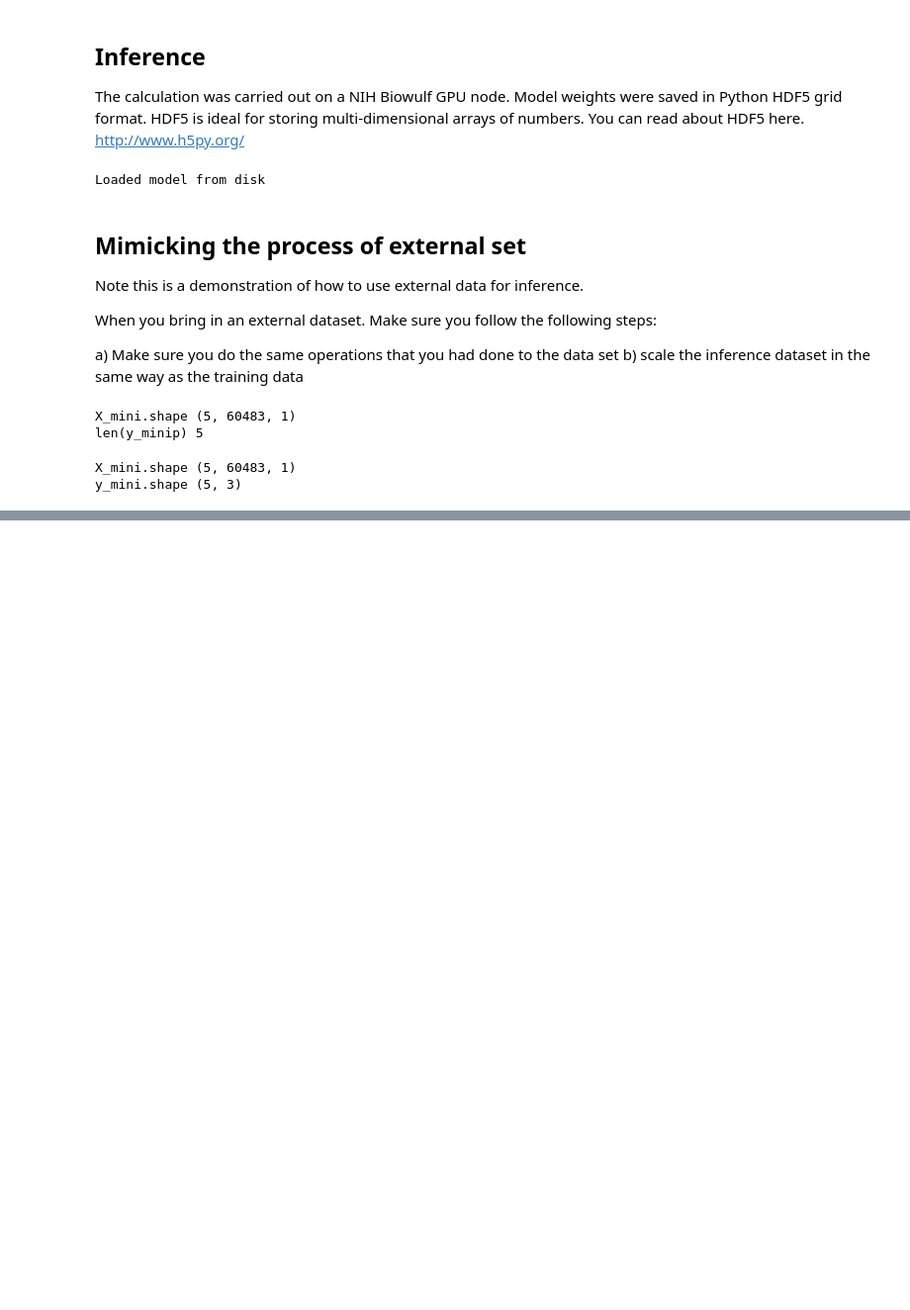
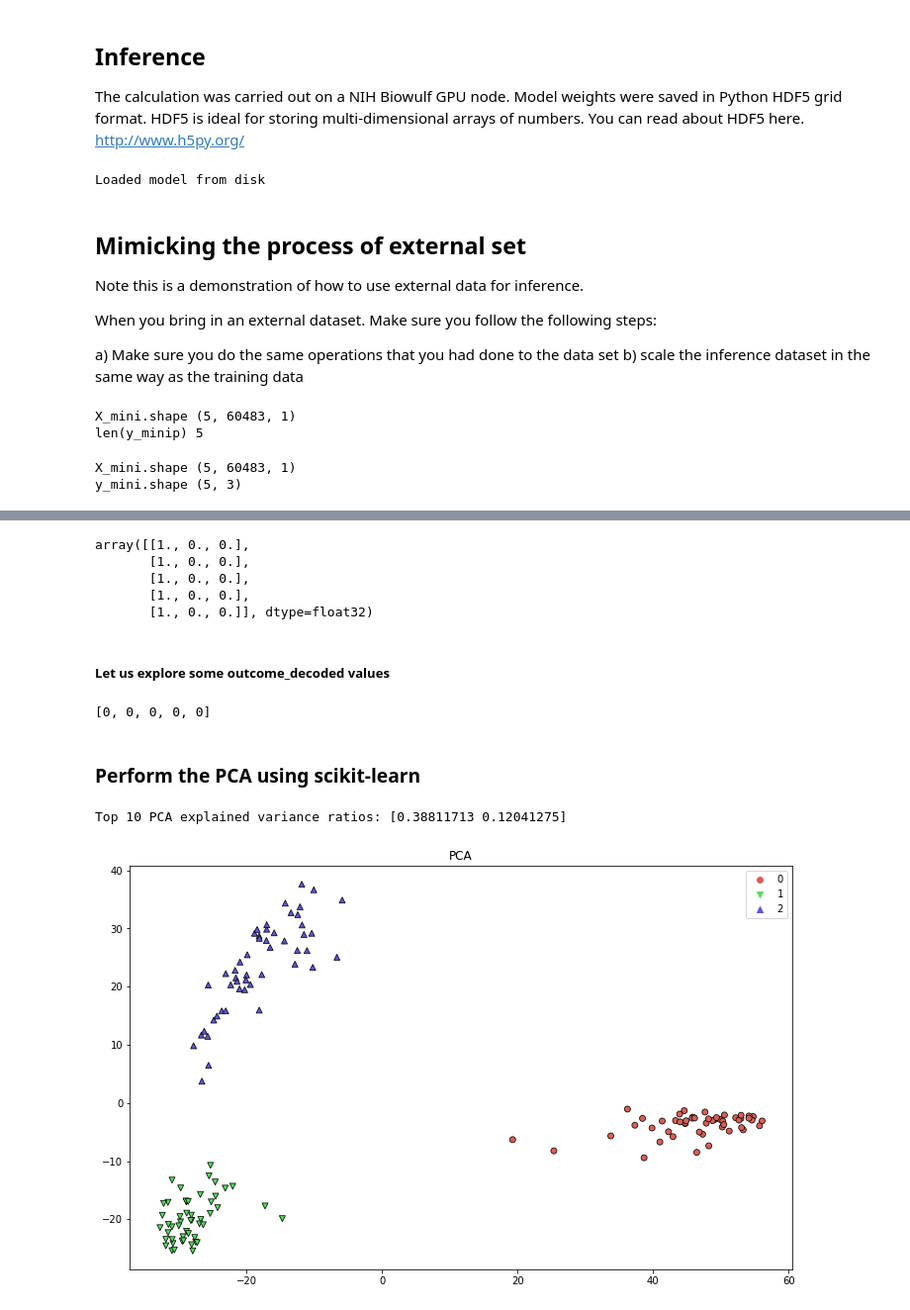
Before and after one commit to ravichas/ML-TC1, a Jupyter notebook: TC1-ConvNN.ipynb, the cells around one changed output, grey strips where cells are left out. Shown at 99% size. Cells and saved outputs as stored; diff of their text form; code cells hidden in the pictures; blank space fills up the shorter version.

```diff
--- a/TC1-ConvNN.ipynb
+++ b/TC1-ConvNN.ipynb
@@ -387,0 +413,33 @@ print("%s: %.2f%%" % (loaded_model.metrics_names[1], score[1]*100))
+# %%
+outcome.shape # 150,3
+outcome[0:3]
+outcome[50:53]
+outcome[75:80]
+# %% [output]
+array([[1., 0., 0.],
+       [1., 0., 0.],
+       [1., 0., 0.],
+       [1., 0., 0.],
+       [1., 0., 0.]], dtype=float32)
+# %% [markdown]
+##### Let us explore some outcome_decoded values
+# %%
+outcome_decoded = [x.argmax() for x in outcome]
+# %%
+outcome_decoded[0:3] #[1,1,1]
+outcome_decoded[50:53] #[2,2,0]
+outcome_decoded[75:80] # [0, 0, 0, 0]
+# %% [output]
+[0, 0, 0, 0, 0]
+# %% [markdown]
+### Perform the PCA using scikit-learn
+# %%
+import sklearn.decomposition as sk_decomp
+pca = sk_decomp.PCA(n_components=2)
+pca_results = pca.fit_transform(TC1data3)
+print('Top {} PCA explained variance ratios: {}'.format(10, pca.explained_variance_ratio_))
+ax = tc1_library.plot_results(pca_results, outcome_decoded)
+ax.set_title('PCA');
+# %% [output]
+Top 10 PCA explained variance ratios: [0.38811713 0.12041275]
+[figure, added]
```
Also changed, not shown: parts of 22 cells of this notebook.
